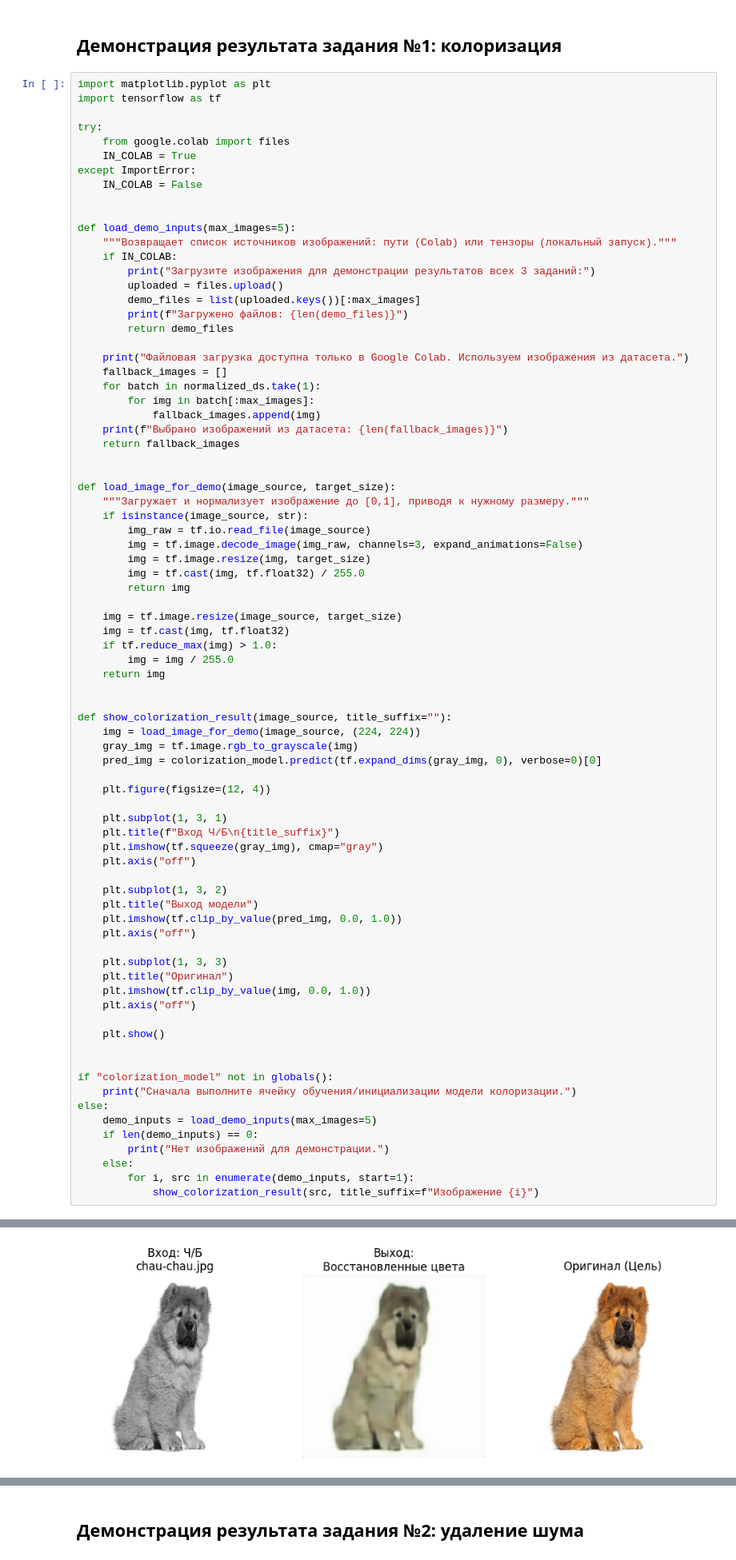
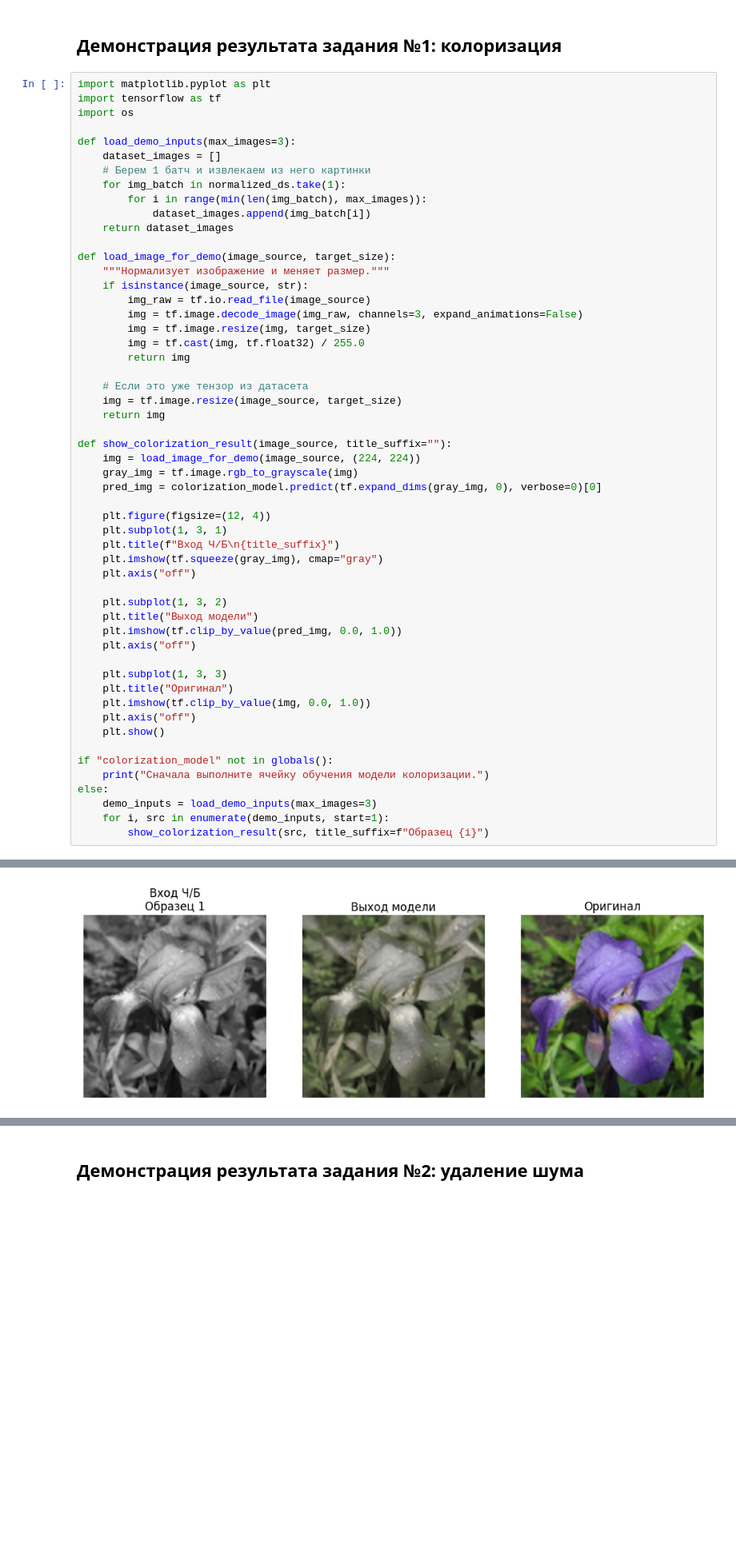
Before and after one commit to niksio/neural_networks, a Jupyter notebook: Практическая_работа_№6_Проектирование_автоэнкодеров_для_решения_прикладных_задач.ipynb, the cells around one changed output, grey strips where cells are left out. Shown at 80% size. Drawn from its saved outputs; the diff is of its cells as text; blank space fills up the shorter version.

```diff
--- a/Практическая_работа_№6_Проектирование_автоэнкодеров_для_решения_прикладных_задач.ipynb
+++ b/Практическая_работа_№6_Проектирование_автоэнкодеров_для_решения_прикладных_задач.ipynb
@@ -253,34 +326,18 @@ Model: "functional_2"
 # %%
 import matplotlib.pyplot as plt
 import tensorflow as tf
+import os
 
-try:
-    from google.colab import files
-    IN_COLAB = True
-except ImportError:
-    IN_COLAB = False
-
-
-def load_demo_inputs(max_images=5):
-    """Возвращает список источников изображений: пути (Colab) или тензоры (локальный запуск)."""
-    if IN_COLAB:
-        print("Загрузите изображения для демонстрации результатов всех 3 заданий:")
-        uploaded = files.upload()
-        demo_files = list(uploaded.keys())[:max_images]
-        print(f"Загружено файлов: {len(demo_files)}")
-        return demo_files
-
-    print("Файловая загрузка доступна только в Google Colab. Используем изображения из датасета.")
-    fallback_images = []
-    for batch in normalized_ds.take(1):
-        for img in batch[:max_images]:
-            fallback_images.append(img)
-    print(f"Выбрано изображений из датасета: {len(fallback_images)}")
-    return fallback_images
-
+def load_demo_inputs(max_images=3):
+    dataset_images = []
+    # Берем 1 батч и извлекаем из него картинки
+    for img_batch in normalized_ds.take(1):
+        for i in range(min(len(img_batch), max_images)):
+            dataset_images.append(img_batch[i])
+    return dataset_images
 
 def load_image_for_demo(image_source, target_size):
-    """Загружает и нормализует изображение до [0,1], приводя к нужному размеру."""
+    """Нормализует изображение и меняет размер."""
     if isinstance(image_source, str):
         img_raw = tf.io.read_file(image_source)
         img = tf.image.decode_image(img_raw, channels=3, expand_animations=False)
@@ -288,12 +345,9 @@ def load_image_for_demo(image_source, target_size):
         img = tf.cast(img, tf.float32) / 255.0
         return img
 
+    # Если это уже тензор из датасета
     img = tf.image.resize(image_source, target_size)
-    img = tf.cast(img, tf.float32)
-    if tf.reduce_max(img) > 1.0:
-        img = img / 255.0
     return img
-
 
 def show_colorization_result(image_source, title_suffix=""):
     img = load_image_for_demo(image_source, (224, 224))
@@ -301,7 +355,6 @@ def show_colorization_result(image_source, title_suffix=""):
     pred_img = colorization_model.predict(tf.expand_dims(gray_img, 0), verbose=0)[0]
 
     plt.figure(figsize=(12, 4))
-
     plt.subplot(1, 3, 1)
     plt.title(f"Вход Ч/Б\n{title_suffix}")
     plt.imshow(tf.squeeze(gray_img), cmap="gray")
@@ -316,17 +369,12 @@ def show_colorization_result(image_source, title_suffix=""):
     plt.title("Оригинал")
     plt.imshow(tf.clip_by_value(img, 0.0, 1.0))
     plt.axis("off")
-
     plt.show()
 
-
 if "colorization_model" not in globals():
-    print("Сначала выполните ячейку обучения/инициализации модели колоризации.")
+    print("Сначала выполните ячейку обучения модели колоризации.")
 else:
-    demo_inputs = load_demo_inputs(max_images=5)
-    if len(demo_inputs) == 0:
-        print("Нет изображений для демонстрации.")
-    else:
-        for i, src in enumerate(demo_inputs, start=1):
-            show_colorization_result(src, title_suffix=f"Изображение {i}")
+    demo_inputs = load_demo_inputs(max_images=3)
+    for i, src in enumerate(demo_inputs, start=1):
+        show_colorization_result(src, title_suffix=f"Образец {i}")
 # %% [output]
@@ -340 +381 @@ Saving images (2).jpg to images (2) (2).jpg
-[figure, old version]
+[figure, new version]
```
Also changed, not shown: parts of 9 cells of this notebook.
